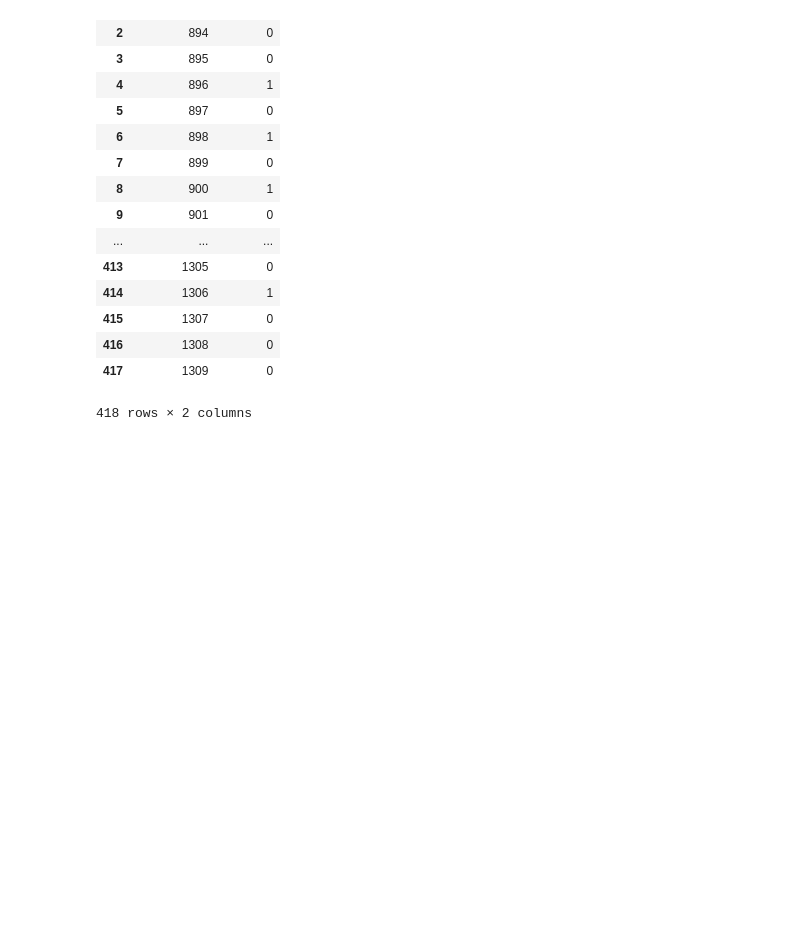
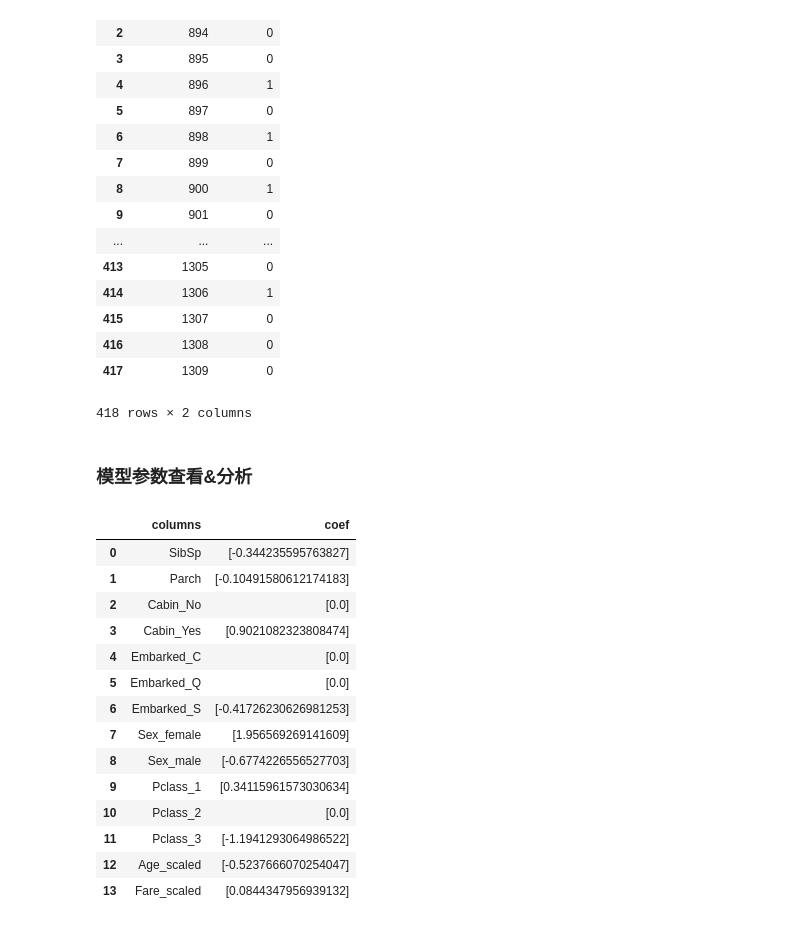
Before and after one commit to wjgarnett/kaggle, a Jupyter notebook: Titanic-Machine Learning from Disaster/Titanic.ipynb, the cells around one changed output. Saved outputs shown, nothing was run; the diff lists cells and outputs as text; code cells hidden in the pictures; blank space fills up the shorter version.

```diff
--- a/Titanic-Machine Learning from Disaster/Titanic.ipynb
+++ b/Titanic-Machine Learning from Disaster/Titanic.ipynb
@@ -619,3 +684,23 @@ result
 | 416 | 1308 | 0 |
 | 417 | 1309 | 0 |
 418 rows × 2 columns
+# %% [markdown]
+### 模型参数查看&分析
+# %%
+pd.DataFrame({'columns': list(train_df.columns)[1:], 'coef': list(classfier.coef_.T)})
+# %% [output]
+|  | columns | coef |
+| 0 | SibSp | [-0.344235595763827] |
+| 1 | Parch | [-0.10491580612174183] |
+| 2 | Cabin_No | [0.0] |
+| 3 | Cabin_Yes | [0.9021082323808474] |
+| 4 | Embarked_C | [0.0] |
+| 5 | Embarked_Q | [0.0] |
+| 6 | Embarked_S | [-0.41726230626981253] |
+| 7 | Sex_female | [1.956569269141609] |
+| 8 | Sex_male | [-0.6774226556527703] |
+| 9 | Pclass_1 | [0.34115961573030634] |
+| 10 | Pclass_2 | [0.0] |
+| 11 | Pclass_3 | [-1.1941293064986522] |
+| 12 | Age_scaled | [-0.5237666070254047] |
+| 13 | Fare_scaled | [0.0844347956939132] |
```
Also changed, not shown: parts of 25 cells of this notebook.
